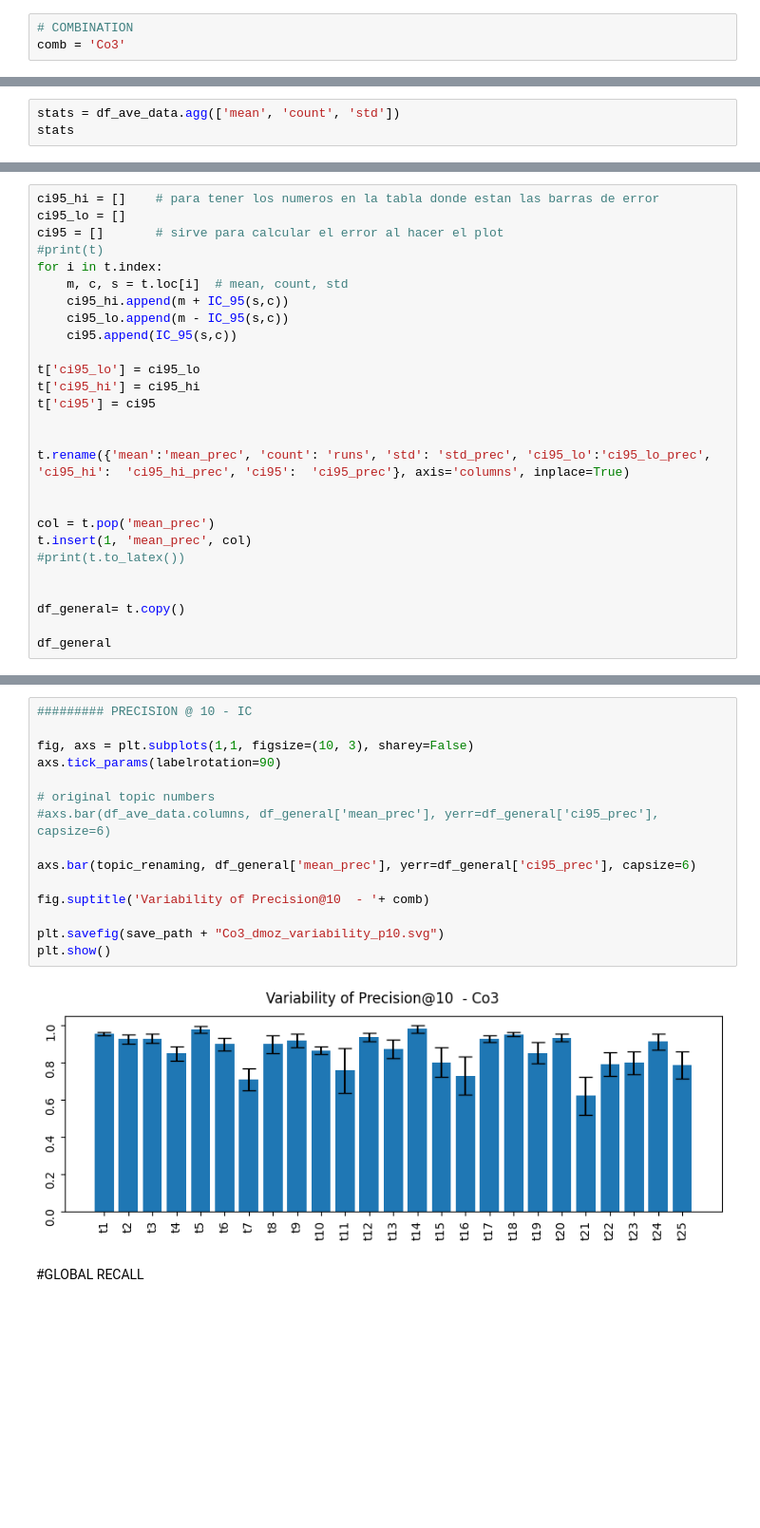
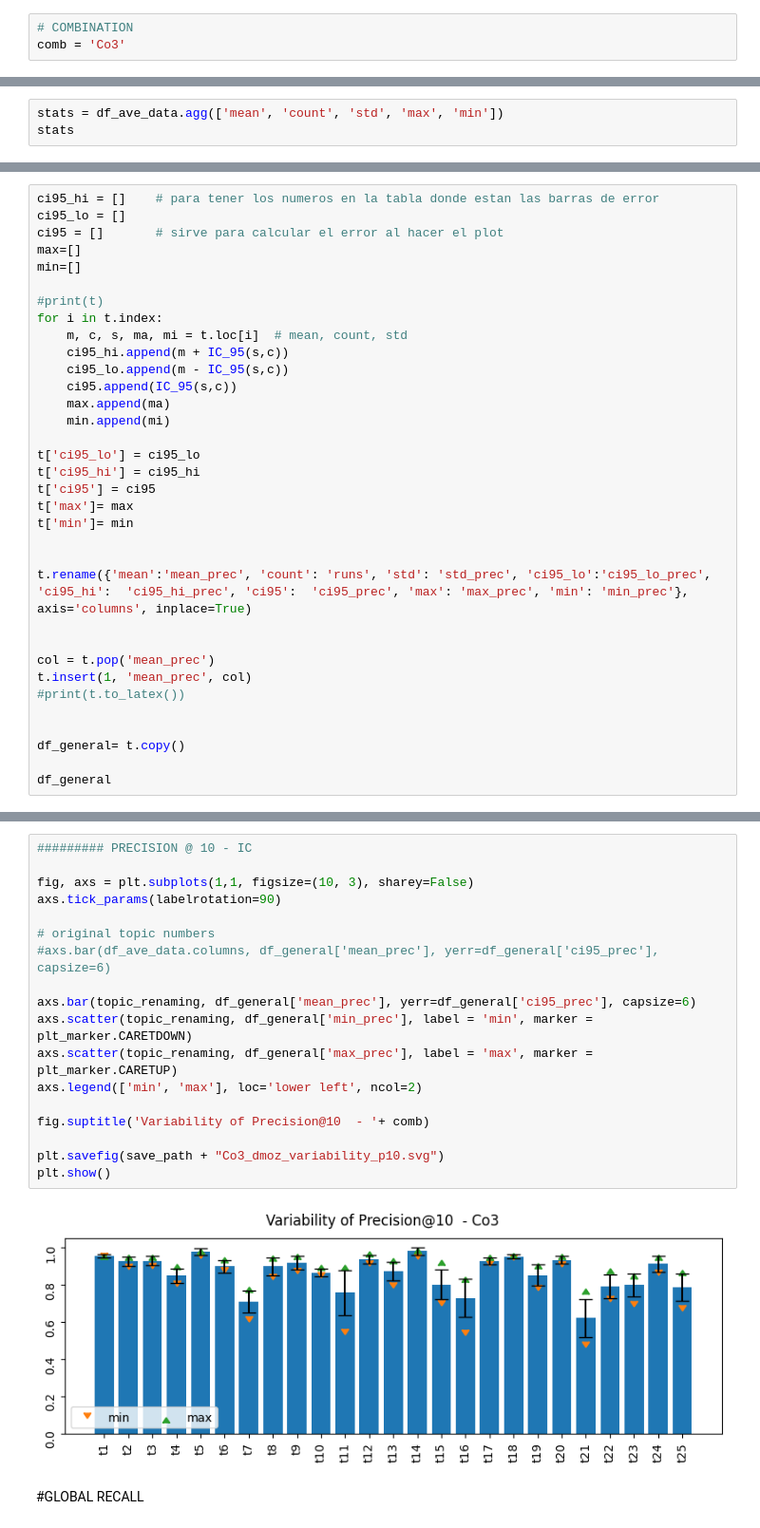
Before and after one commit to ceciliabaggio/mogp_with_terms, a Jupyter notebook: dmoz_topic_variability/topic-variablity-mogp.ipynb, the cells around one changed output, grey strips where cells are left out. Shown: that part at 95% size. Drawn from its saved outputs; the diff is of its cells as text; blank space fills up the shorter version.

```diff
--- a/dmoz_topic_variability/topic-variablity-mogp.ipynb
+++ b/dmoz_topic_variability/topic-variablity-mogp.ipynb
@@ -85,7 +87,7 @@ Name: 99, dtype: float64
 | 4 | 0.962000 | 0.931 | 0.918 | 0.879 | 0.994 | 0.868 | 0.733603 | 0.899 | 0.952000 | 0.879 | ... | ... |
 5 rows × 25 columns
 # %%
-stats = df_ave_data.agg(['mean', 'count', 'std'])
+stats = df_ave_data.agg(['mean', 'count', 'std', 'max', 'min'])
 stats
 # %% [output]
 |  | 1 | 134 | 187 | 215 | 221 | 25 | 259 | 289 | 350 | 363 | ... | ... |
@@ -120,19 +124,26 @@ print(t)
 ci95_hi = []    # para tener los numeros en la tabla donde estan las barras de error
 ci95_lo = []
 ci95 = []       # sirve para calcular el error al hacer el plot
+max=[]
+min=[]
+
 #print(t)
 for i in t.index:
-    m, c, s = t.loc[i]  # mean, count, std
+    m, c, s, ma, mi = t.loc[i]  # mean, count, std
     ci95_hi.append(m + IC_95(s,c))
     ci95_lo.append(m - IC_95(s,c))
     ci95.append(IC_95(s,c))
+    max.append(ma)
+    min.append(mi)
 
 t['ci95_lo'] = ci95_lo
 t['ci95_hi'] = ci95_hi
 t['ci95'] = ci95
+t['max']= max
+t['min']= min
 
 
-t.rename({'mean':'mean_prec', 'count': 'runs', 'std': 'std_prec', 'ci95_lo':'ci95_lo_prec', 'ci95_hi':  'ci95_hi_prec', 'ci95':  'ci95_prec'}, axis='columns', inplace=True)
+t.rename({'mean':'mean_prec', 'count': 'runs', 'std': 'std_prec', 'ci95_lo':'ci95_lo_prec', 'ci95_hi':  'ci95_hi_prec', 'ci95':  'ci95_prec', 'max': 'max_prec', 'min': 'min_prec'}, axis='columns', inplace=True)
 
 
 col = t.pop('mean_prec')
@@ -164,20 +175,23 @@ df_general
 # %%
 ######### PRECISION @ 10 - IC
 
 fig, axs = plt.subplots(1,1, figsize=(10, 3), sharey=False)
 axs.tick_params(labelrotation=90)
 
 # original topic numbers
 #axs.bar(df_ave_data.columns, df_general['mean_prec'], yerr=df_general['ci95_prec'], capsize=6)
 
 axs.bar(topic_renaming, df_general['mean_prec'], yerr=df_general['ci95_prec'], capsize=6)
+axs.scatter(topic_renaming, df_general['min_prec'], label = 'min', marker = plt_marker.CARETDOWN)
+axs.scatter(topic_renaming, df_general['max_prec'], label = 'max', marker = plt_marker.CARETUP)
+axs.legend(['min', 'max'], loc='lower left', ncol=2)
 
 fig.suptitle('Variability of Precision@10  - '+ comb)
 
 plt.savefig(save_path + "Co3_dmoz_variability_p10.svg")
 plt.show()
 # %% [output]
-[figure, old version]
+[figure, new version]
 # %% [markdown]
 #GLOBAL RECALL
 # %%
```
Also changed, not shown: parts of 12 cells of this notebook, 3 other files.
